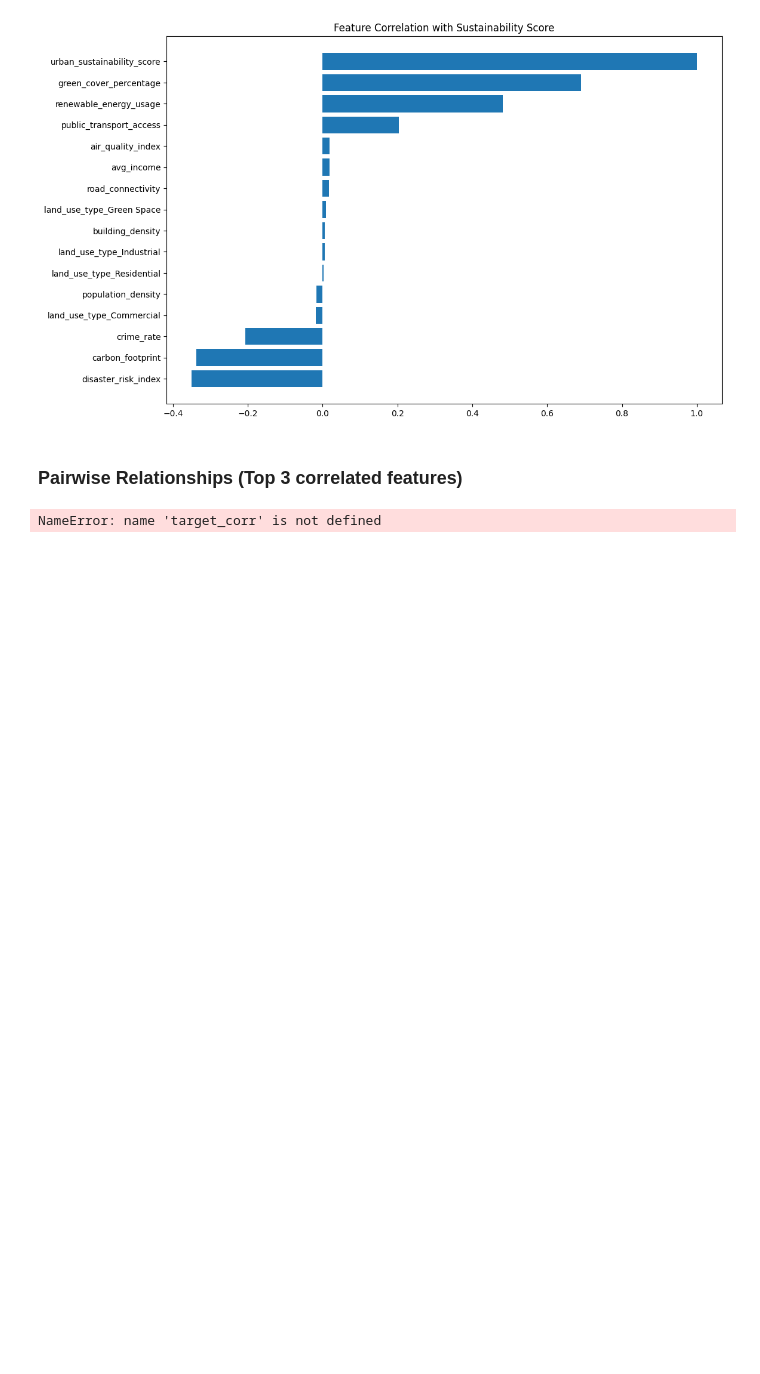
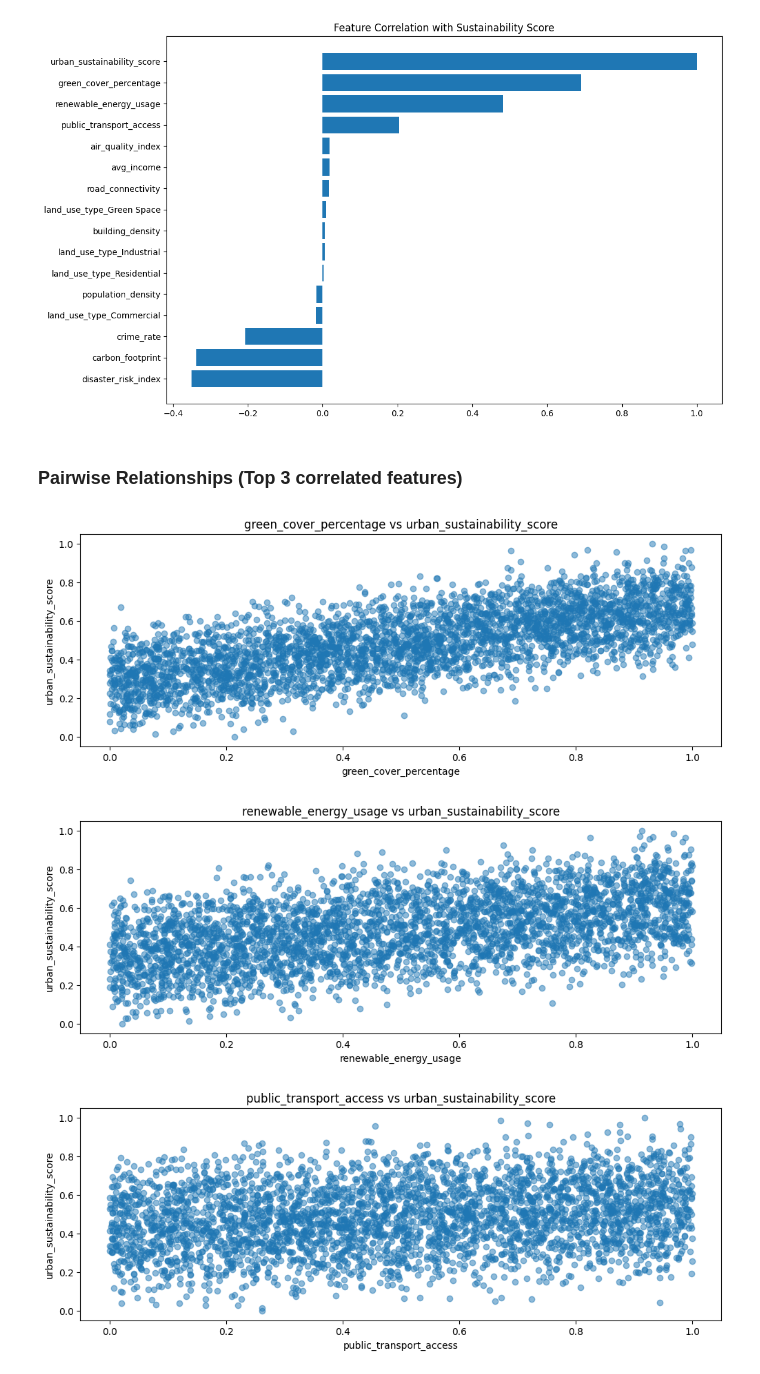
Before and after one commit to skokhan/FDDCitiesofTomorrow, a Jupyter notebook: Notebook/urban_planning_notebook.ipynb, the cells around one changed output. Cells and saved outputs as stored; diff of their text form; code cells hidden in the pictures; blank space fills up the shorter version.

```diff
--- a/Notebook/urban_planning_notebook.ipynb
+++ b/Notebook/urban_planning_notebook.ipynb
@@ -465,9 +431,14 @@ plt.show()
 # %%
 top3 = target_corr.index[1:4]   # excluding target itself
 
-sns.pairplot(df[top3])
-#plt.figure(figsize=(12, 8))
-#plt.title("Feature Correlation with Sustainability Score", fontsize=16)
-#plt.show()
+for col in top3:
+    plt.figure(figsize=(12,4))
+    plt.scatter(df[col], df[target], alpha=0.5)
+    plt.xlabel(col)
+    plt.ylabel(target)
+    plt.title(f"{col} vs {target}")
+    plt.show()
 # %% [output]
-NameError: name 'target_corr' is not defined
+[figure, added]
+[figure, added]
+[figure, added]
```
Also changed, not shown: parts of 3 cells of this notebook.
